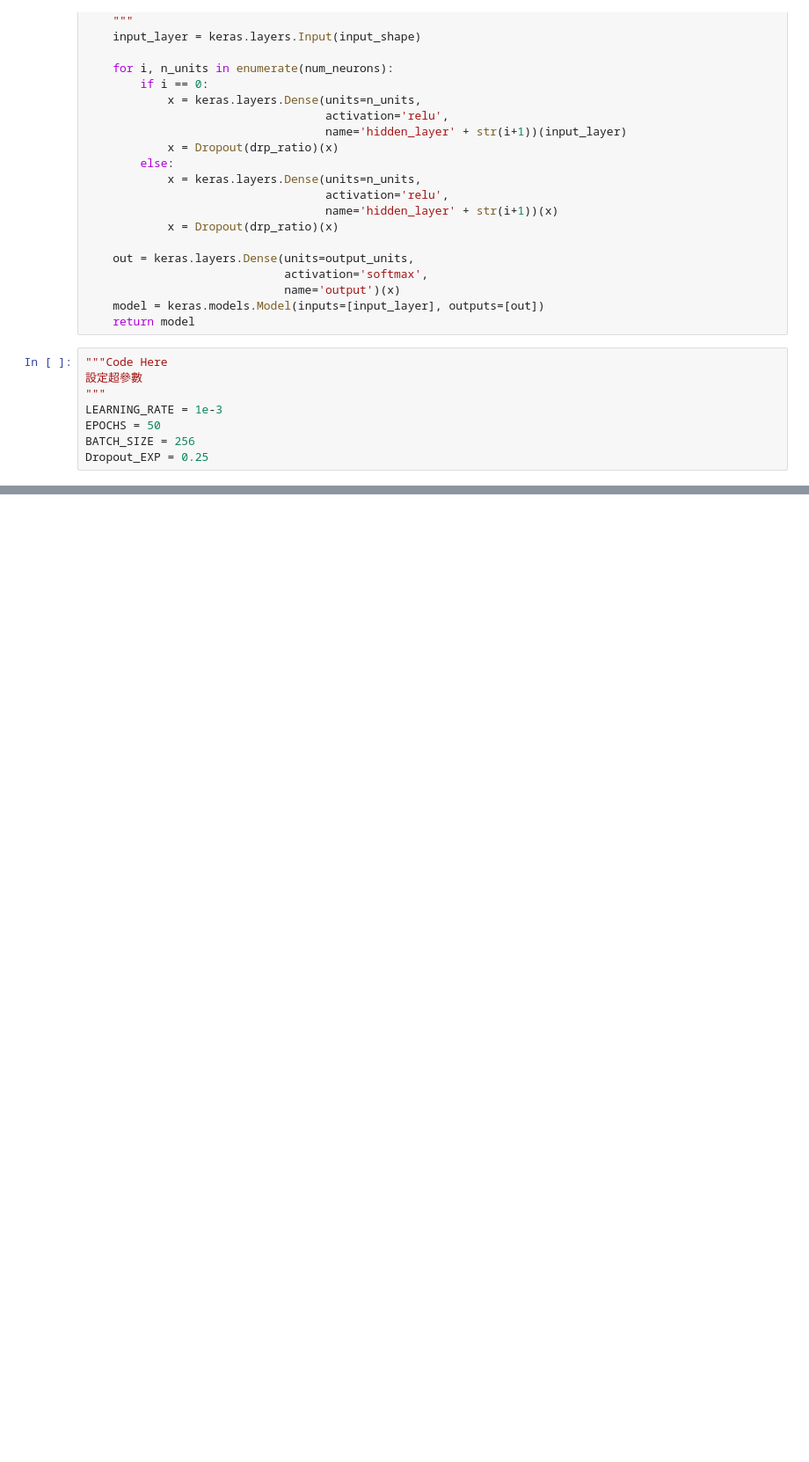
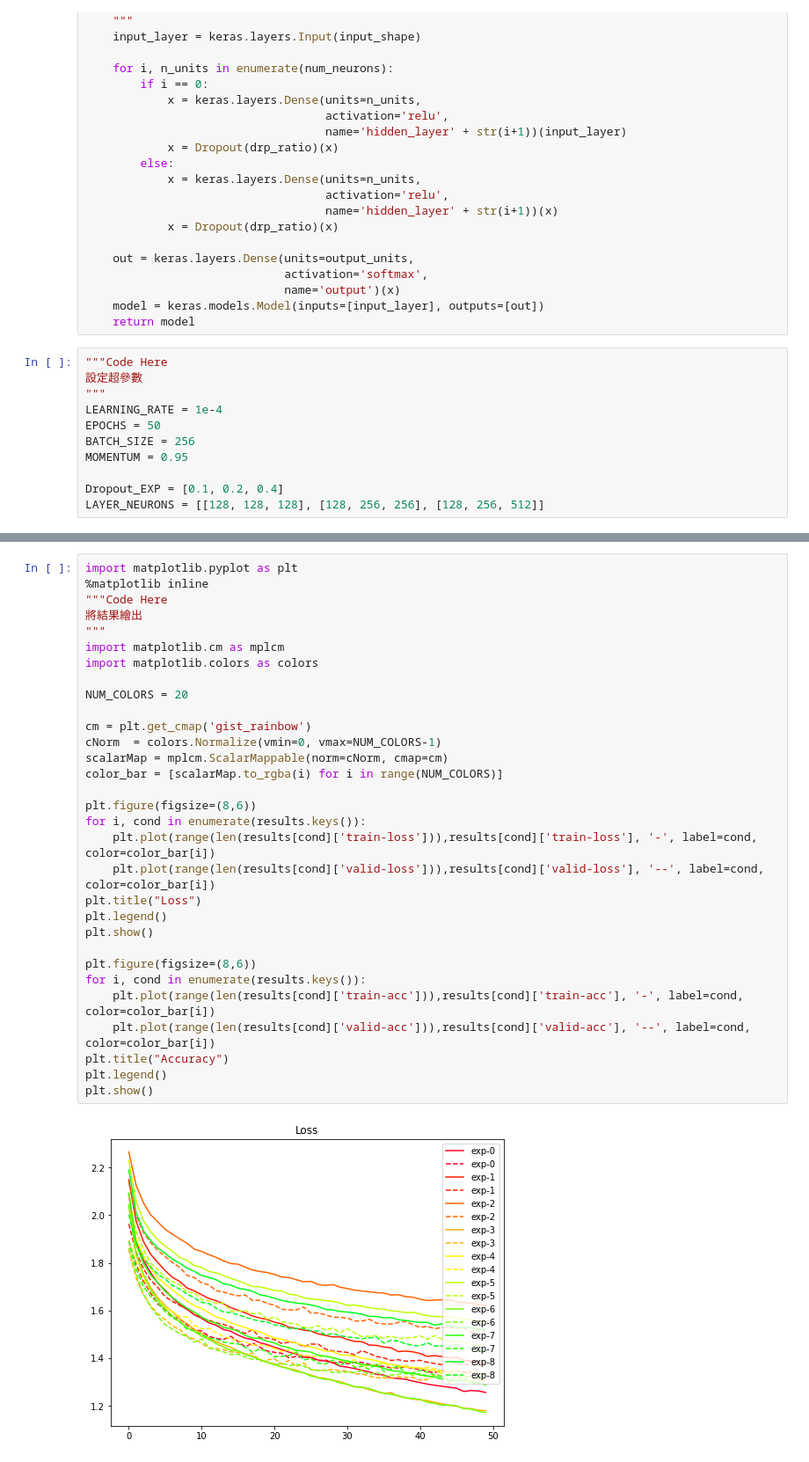
Before and after one commit to amonre1008/4th-ML100Days, a Jupyter notebook: homework/Day_082_HW.ipynb, the cells around one changed output, grey strips where cells are left out. Shown: that part at 88% size. Saved outputs shown, nothing was run; the diff lists cells and outputs as text; blank space fills up the shorter version.

```diff
--- a/homework/Day_082_HW.ipynb
+++ b/homework/Day_082_HW.ipynb
@@ -65,10 +65,13 @@ def build_mlp(input_shape, output_units=10, num_neurons=[512, 256, 128], drp_rat
 """Code Here
 設定超參數
 """
-LEARNING_RATE = 1e-3
+LEARNING_RATE = 1e-4
 EPOCHS = 50
 BATCH_SIZE = 256
-Dropout_EXP = 0.25
+MOMENTUM = 0.95
+
+Dropout_EXP = [0.1, 0.2, 0.4]
+LAYER_NEURONS = [[128, 128, 128], [128, 256, 256], [128, 256, 512]]
 # %%
 results = {}
 """Code Here
@@ -130,0 +117,33 @@ plt.show()
+# %%
+import matplotlib.pyplot as plt
+%matplotlib inline
+"""Code Here
+將結果繪出
+"""
+import matplotlib.cm as mplcm
+import matplotlib.colors as colors
+
+NUM_COLORS = 20
+
+cm = plt.get_cmap('gist_rainbow')
+cNorm  = colors.Normalize(vmin=0, vmax=NUM_COLORS-1)
+scalarMap = mplcm.ScalarMappable(norm=cNorm, cmap=cm)
+color_bar = [scalarMap.to_rgba(i) for i in range(NUM_COLORS)]
+
+plt.figure(figsize=(8,6))
+for i, cond in enumerate(results.keys()):
+    plt.plot(range(len(results[cond]['train-loss'])),results[cond]['train-loss'], '-', label=cond, color=color_bar[i])
+    plt.plot(range(len(results[cond]['valid-loss'])),results[cond]['valid-loss'], '--', label=cond, color=color_bar[i])
+plt.title("Loss")
+plt.legend()
+plt.show()
+
+plt.figure(figsize=(8,6))
+for i, cond in enumerate(results.keys()):
+    plt.plot(range(len(results[cond]['train-acc'])),results[cond]['train-acc'], '-', label=cond, color=color_bar[i])
+    plt.plot(range(len(results[cond]['valid-acc'])),results[cond]['valid-acc'], '--', label=cond, color=color_bar[i])
+plt.title("Accuracy")
+plt.legend()
+plt.show()
+# %% [output]
+[figure, added]
```
Also changed, not shown: parts of 3 cells of this notebook.
